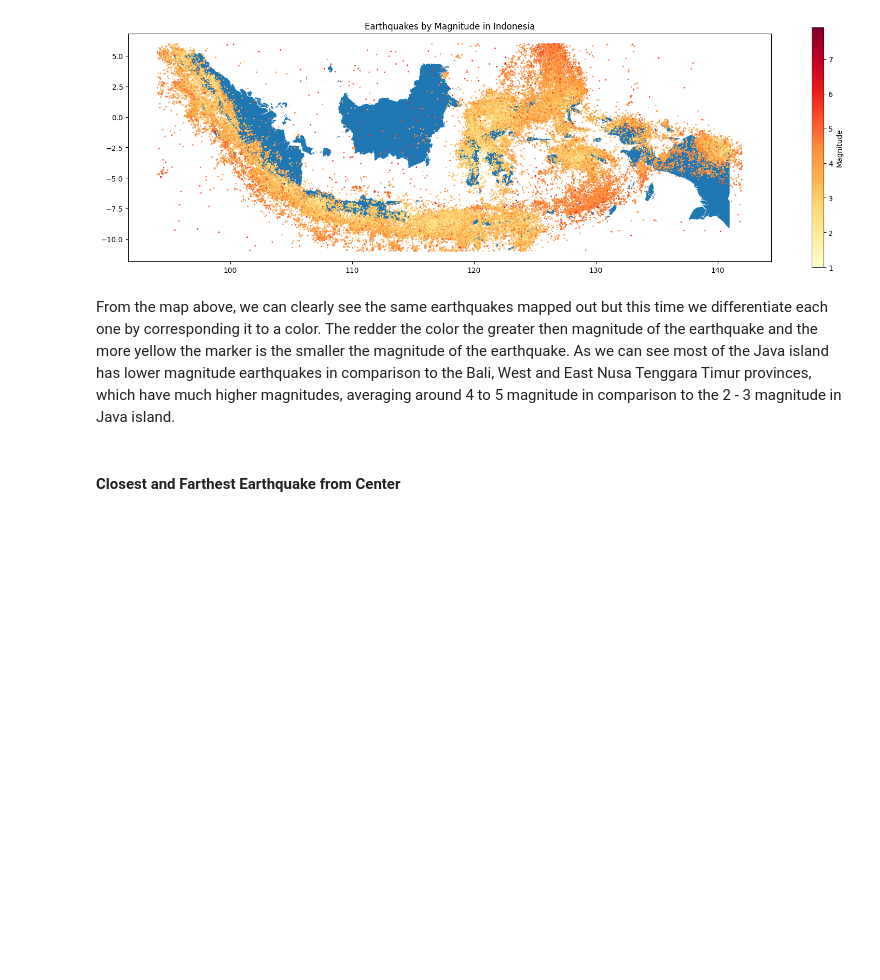
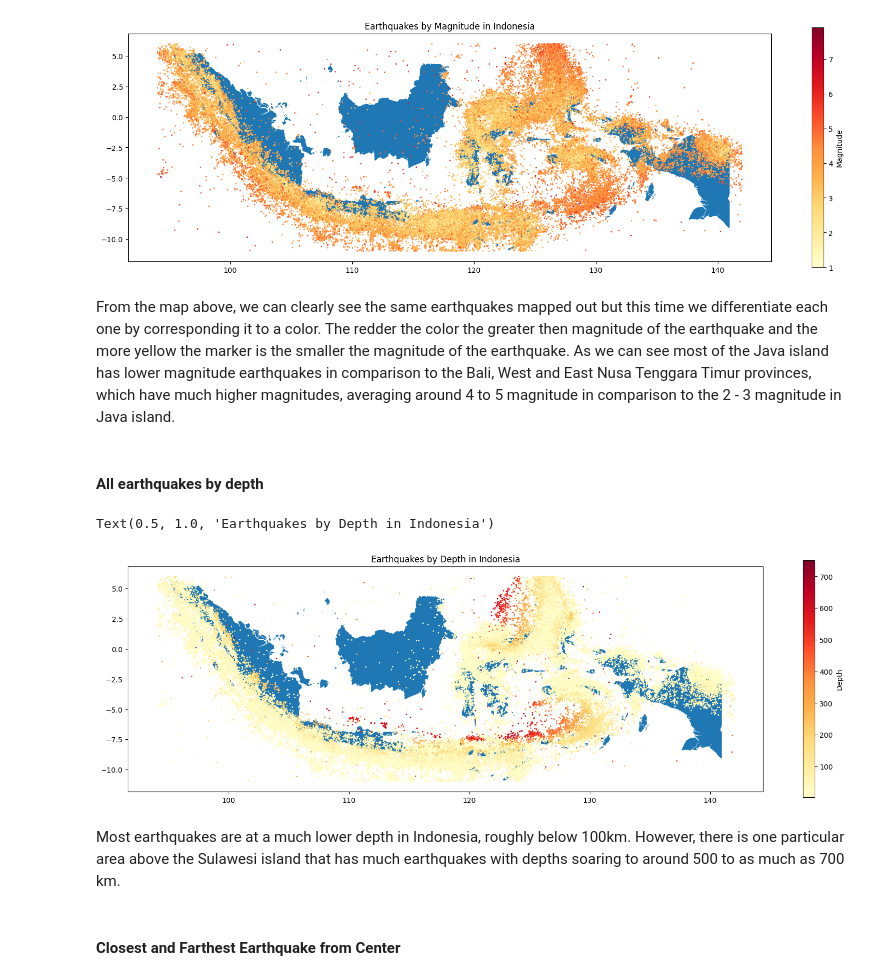
Before and after one commit to wrjodjana/indonesian-earthquakes, a Jupyter notebook: eda.ipynb, the cells around one changed output. Cells and saved outputs as stored; diff of their text form; code cells hidden in the pictures; blank space fills up the shorter version.

Commit message:
added earthquakes by depth map

```diff
--- a/eda.ipynb
+++ b/eda.ipynb
@@ -188,6 +191,15 @@ Text(0.5, 1.0, 'Earthquakes by Magnitude in Indonesia')
 [figure]
 # %% [markdown]
 From the map above, we can clearly see the same earthquakes mapped out but this time we differentiate each one by corresponding it to a color. The redder the color the greater then magnitude of the earthquake and the more yellow the marker is the smaller the magnitude of the earthquake. As we can see most of the Java island has lower magnitude earthquakes in comparison to the Bali, West and East Nusa Tenggara Timur provinces, which have much higher magnitudes, averaging around 4 to 5 magnitude in comparison to the 2 - 3 magnitude in Java island.
+# %% [markdown]
+#### All earthquakes by depth
+# %%
+gdf.plot(ax=indonesia.plot(figsize=(20,6)), marker="o", cmap="YlOrRd", column=df["depth"], markersize=1, legend=True, legend_kwds={"label" : "Depth"}).set_title("Earthquakes by Depth in Indonesia")
+# %% [output]
+Text(0.5, 1.0, 'Earthquakes by Depth in Indonesia')
+[figure, added]
+# %% [markdown]
+Most earthquakes are at a much lower depth in Indonesia, roughly below 100km. However, there is one particular area above the Sulawesi island that has much earthquakes with depths soaring to around 500 to as much as 700 km.
 # %% [markdown]
 #### Closest and Farthest Earthquake from Center
 # %%
```
Also changed, not shown: parts of 1 cell of this notebook.
